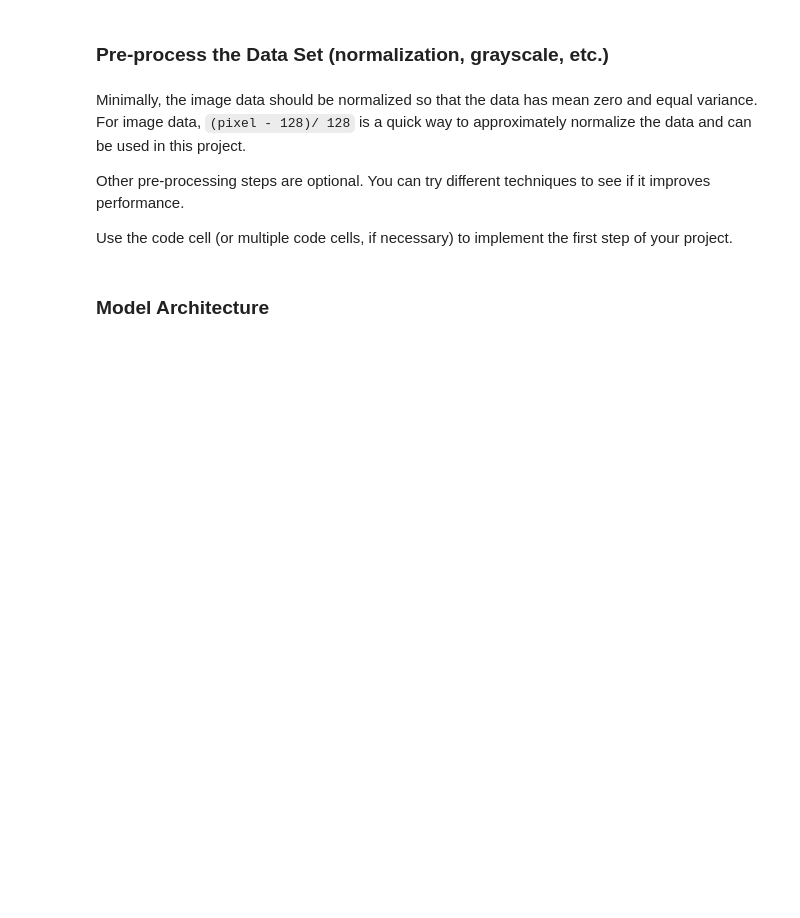
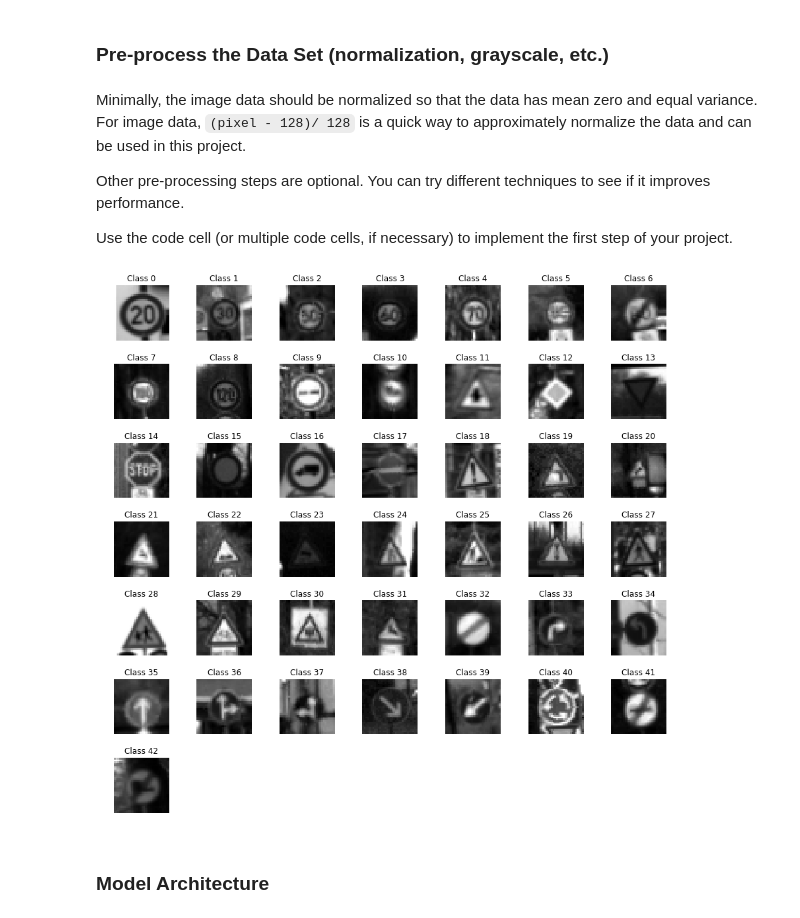
Before and after one commit to patdring/CarND-Term1-Traffic-Sign-Classifier-Project, a Jupyter notebook: Traffic_Sign_Classifier.ipynb, the cells around one changed output. Saved outputs shown, nothing was run; the diff lists cells and outputs as text; code cells hidden in the pictures; blank space fills up the shorter version.

```diff
--- a/Traffic_Sign_Classifier.ipynb
+++ b/Traffic_Sign_Classifier.ipynb
@@ -183,3 +146,45 @@ X_test = normalize(X_test_gray)
+# %%
+import cv2
+
+def grayScale(img):
+    YCrCb = cv2.cvtColor(img, cv2.COLOR_RGB2YCrCb)
+    return np.resize(YCrCb[:,:,0], (32,32,1))
+
+def normalize(img):
+    a = -0.5
+    b = 0.5
+    minimum = 0
+    maximum = 255
+    return a + ((img - minimum) * (b - a)) / (maximum - minimum)
+
+def preprocess(images):
+    new_images = []
+    for img in images:
+        new_images.append(normalize(grayScale(img)))
+    return new_images
+
+X_train = preprocess(X_train)
+X_valid = preprocess(X_valid)
+X_test = preprocess(X_test)
+
+%matplotlib inline
+
+plt.figure(figsize=(15,15))
+
+i = 1
+for n_class in range(n_classes):
+    plt.subplot(7, 7, i)
+    plt.axis('off')
+    plt.title("Class {0}".format(n_class))
+    # First index/image found of n_class
+    index = np.argwhere(y_train == n_class)[0][0]
+    plt.subplots_adjust(wspace=.5)
+    plt.imshow(X_train[index].squeeze(), cmap='gray')
+    i += 1
+
+plt.show()
+# %% [output]
+[figure, added]
 # %% [markdown]
 ### Model Architecture
 # %%
```
Also changed, not shown: parts of 9 cells of this notebook, 4 other files.
